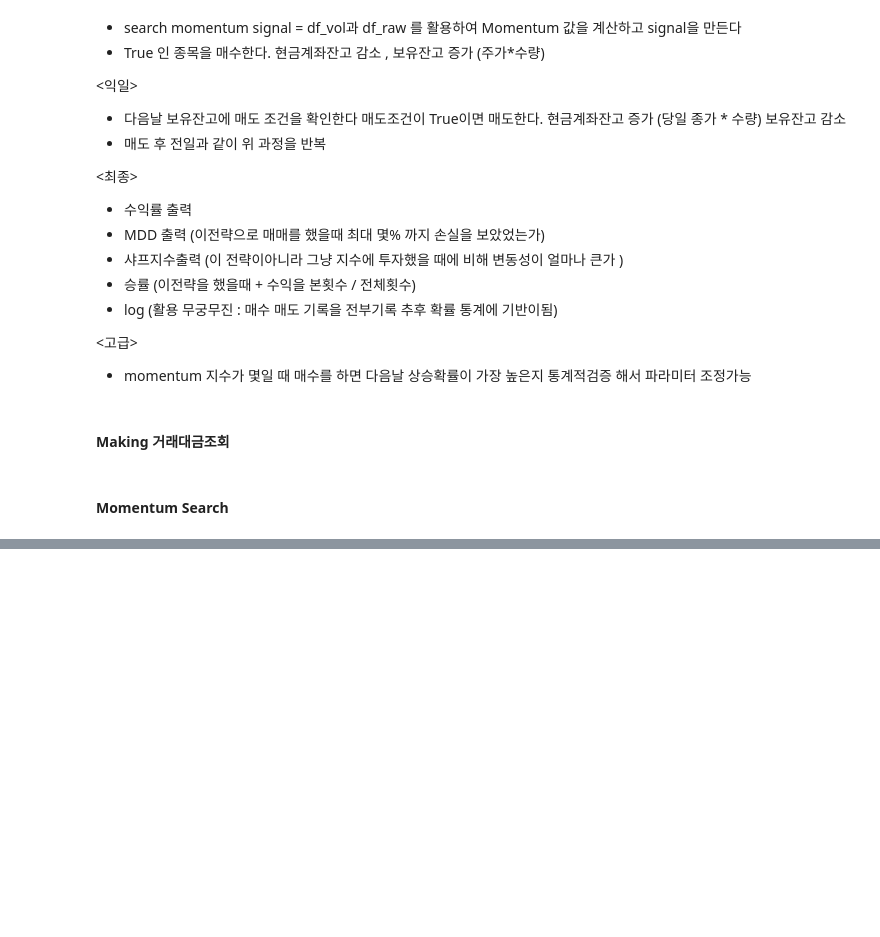
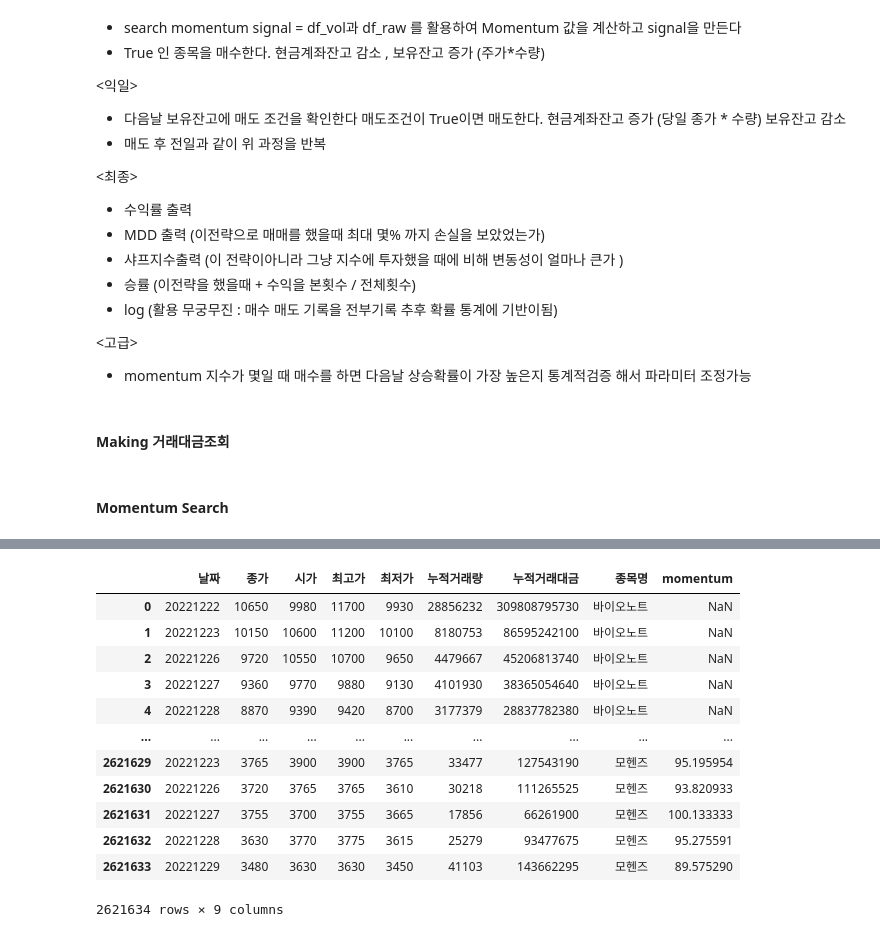
Before and after one commit to eseom31/Kis_Api_test, a Jupyter notebook: utils/jupyter_files/backtest_function.ipynb, the cells around one changed output, grey strips where cells are left out. Drawn from its saved outputs; the diff is of its cells as text; code cells hidden in the pictures; blank space fills up the shorter version.

```diff
--- a/utils/jupyter_files/backtest_function.ipynb
+++ b/utils/jupyter_files/backtest_function.ipynb
@@ -169,0 +212,3 @@ def make_momentum(df):
+# %%
+for i in momentum_df['종목명'].unique():
+    momentum_df['signal'] = momentum_df['날짜']==x
@@ -169,0 +228,16 @@ def make_momentum(df):
+# %%
+momentum_df
+# %% [output]
+|  | 날짜 | 종가 | 시가 | 최고가 | 최저가 | 누적거래량 | 누적거래대금 | 종목명 | momentum |
+| 0 | 20221222 | 10650 | 9980 | 11700 | 9930 | 28856232 | 309808795730 | 바이오노트 | NaN |
+| 1 | 20221223 | 10150 | 10600 | 11200 | 10100 | 8180753 | 86595242100 | 바이오노트 | NaN |
+| 2 | 20221226 | 9720 | 10550 | 10700 | 9650 | 4479667 | 45206813740 | 바이오노트 | NaN |
+| 3 | 20221227 | 9360 | 9770 | 9880 | 9130 | 4101930 | 38365054640 | 바이오노트 | NaN |
+| 4 | 20221228 | 8870 | 9390 | 9420 | 8700 | 3177379 | 28837782380 | 바이오노트 | NaN |
+| ... | ... | ... | ... | ... | ... | ... | ... | ... | ... |
+| 2621629 | 20221223 | 3765 | 3900 | 3900 | 3765 | 33477 | 127543190 | 모헨즈 | 95.195954 |
+| 2621630 | 20221226 | 3720 | 3765 | 3765 | 3610 | 30218 | 111265525 | 모헨즈 | 93.820933 |
+| 2621631 | 20221227 | 3755 | 3700 | 3755 | 3665 | 17856 | 66261900 | 모헨즈 | 100.133333 |
+| 2621632 | 20221228 | 3630 | 3770 | 3775 | 3615 | 25279 | 93477675 | 모헨즈 | 95.275591 |
+| 2621633 | 20221229 | 3480 | 3630 | 3630 | 3450 | 41103 | 143662295 | 모헨즈 | 89.575290 |
+2621634 rows × 9 columns
```
Also changed, not shown: parts of 21 cells of this notebook.
